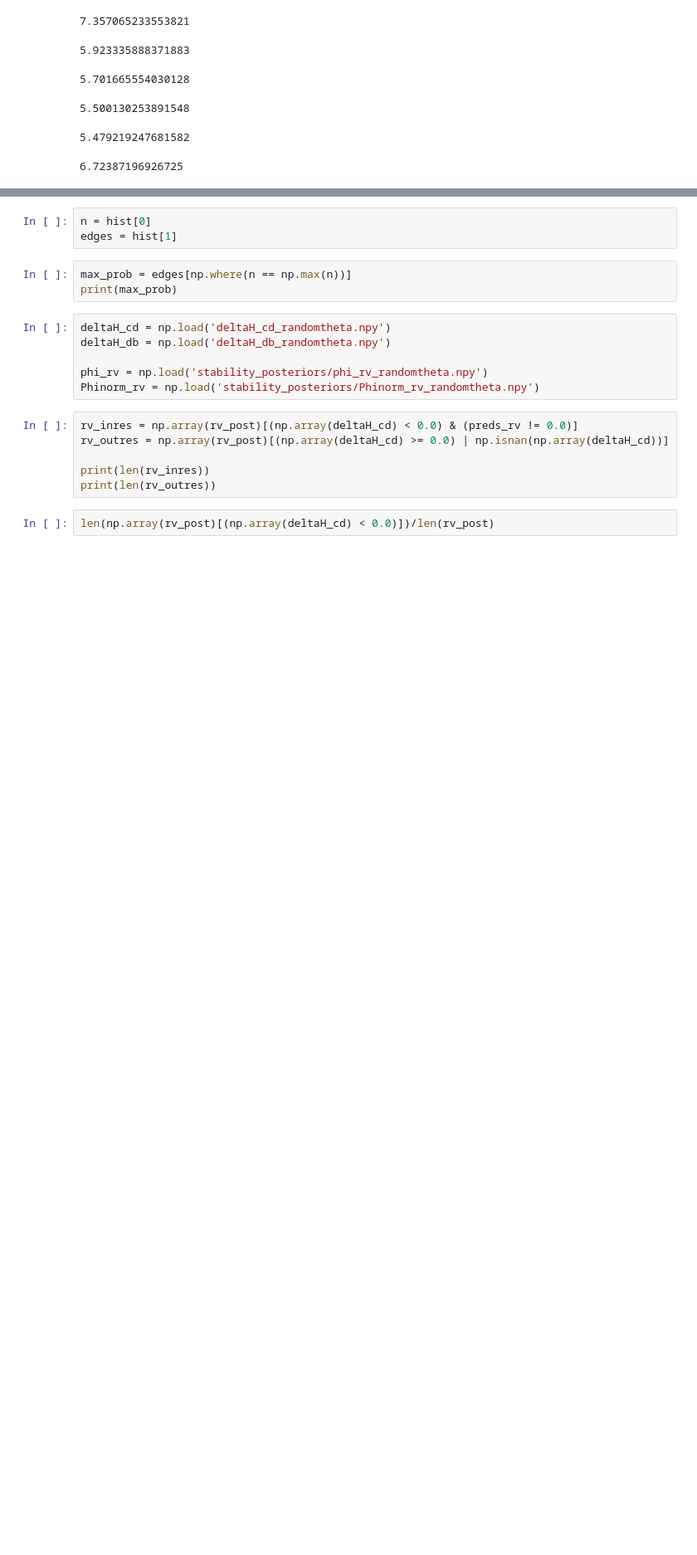
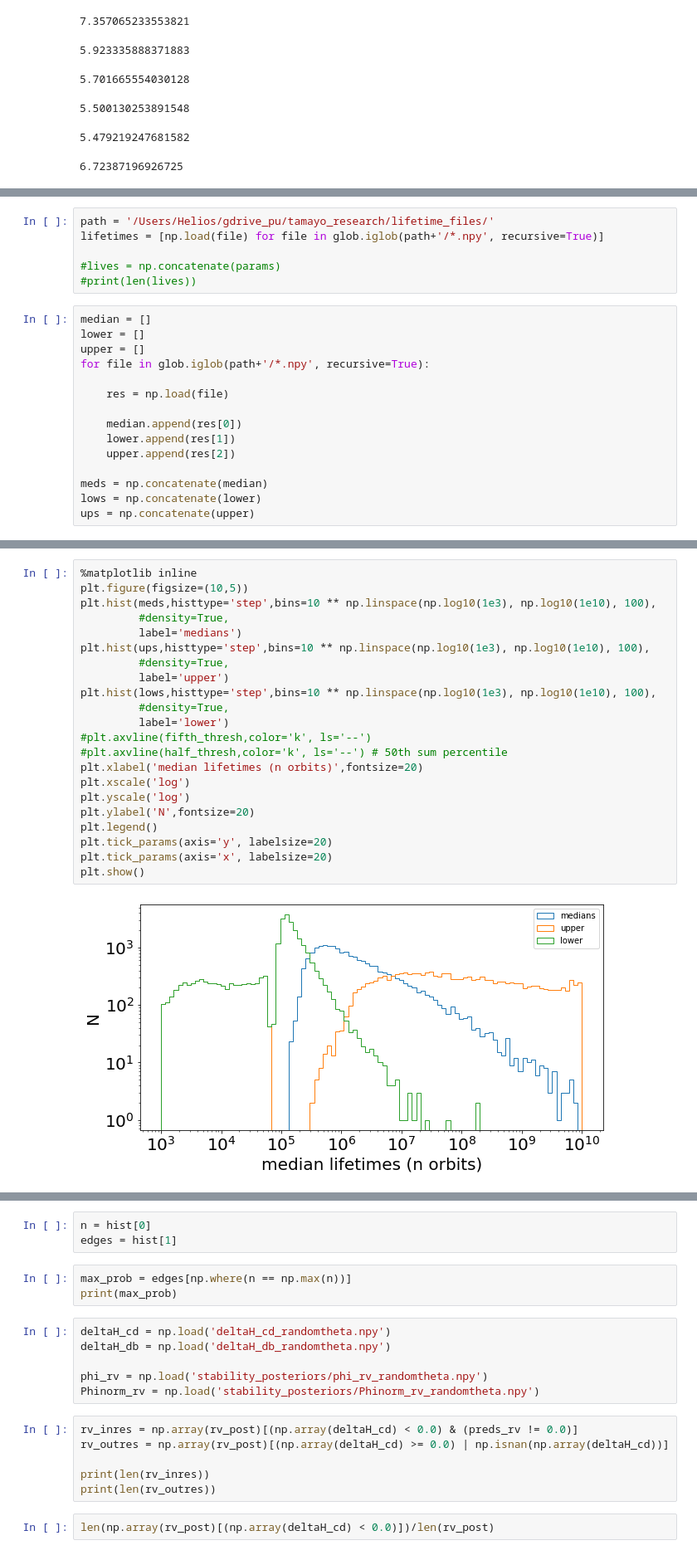
Before and after one commit to Rob685/V1298Tau_stability, a Jupyter notebook: scratch_notebook.ipynb, the cells around one changed output, grey strips where cells are left out. Shown: that part at 83% size. Saved outputs shown, nothing was run; the diff lists cells and outputs as text; blank space fills up the shorter version.

Commit message:
adding lifetime files for non-zero spock configs

```diff
--- a/scratch_notebook.ipynb
+++ b/scratch_notebook.ipynb
@@ -311,0 +307,21 @@ for sim in tqdm(sim_list[:10]):
+# %%
+path = '/Users/Helios/gdrive_pu/tamayo_research/lifetime_files/'
+lifetimes = [np.load(file) for file in glob.iglob(path+'/*.npy', recursive=True)]
+
+#lives = np.concatenate(params)
+#print(len(lives))
+# %%
+median = []
+lower = []
+upper = []
+for file in glob.iglob(path+'/*.npy', recursive=True):
+
+    res = np.load(file)
+
+    median.append(res[0])
+    lower.append(res[1])
+    upper.append(res[2])
+
+meds = np.concatenate(median)
+lows = np.concatenate(lower)
+ups = np.concatenate(upper)
@@ -311,0 +336,24 @@ for sim in tqdm(sim_list[:10]):
+# %%
+%matplotlib inline
+plt.figure(figsize=(10,5))
+plt.hist(meds,histtype='step',bins=10 ** np.linspace(np.log10(1e3), np.log10(1e10), 100),
+         #density=True,
+         label='medians')
+plt.hist(ups,histtype='step',bins=10 ** np.linspace(np.log10(1e3), np.log10(1e10), 100),
+         #density=True,
+         label='upper')
+plt.hist(lows,histtype='step',bins=10 ** np.linspace(np.log10(1e3), np.log10(1e10), 100),
+         #density=True,
+         label='lower')
+#plt.axvline(fifth_thresh,color='k', ls='--')
+#plt.axvline(half_thresh,color='k', ls='--') # 50th sum percentile
+plt.xlabel('median lifetimes (n orbits)',fontsize=20)
+plt.xscale('log')
+plt.yscale('log')
+plt.ylabel('N',fontsize=20)
+plt.legend()
+plt.tick_params(axis='y', labelsize=20)
+plt.tick_params(axis='x', labelsize=20)
+plt.show()
+# %% [output]
+[figure, added]
```
Also changed, not shown: parts of 11 cells of this notebook, 8 other files.
